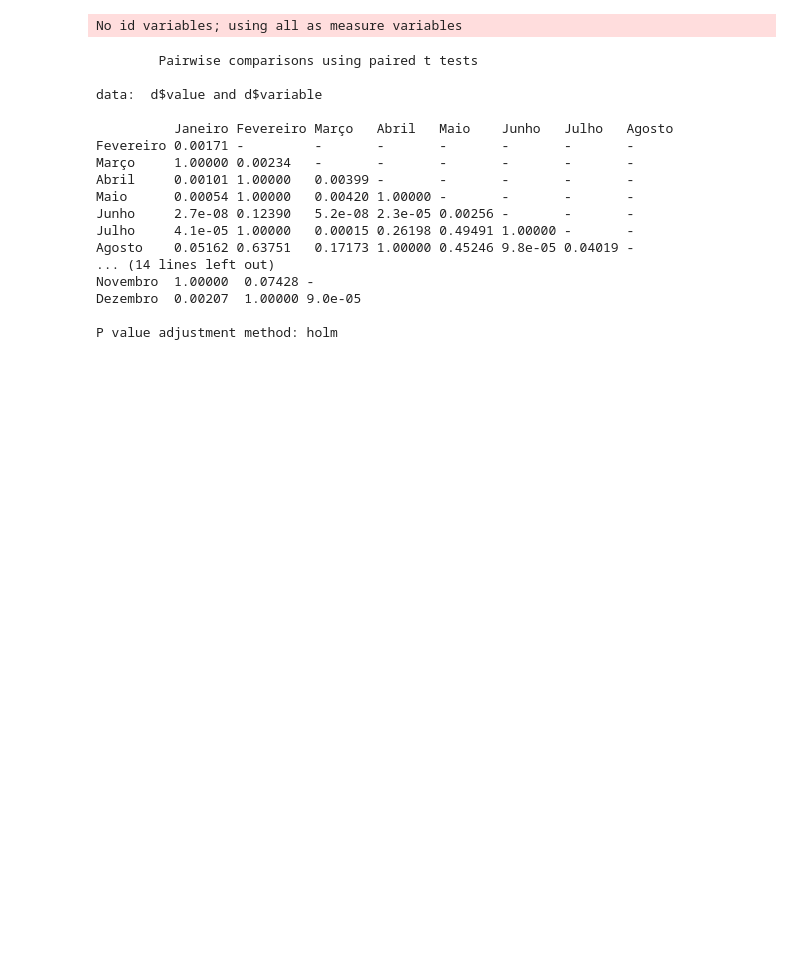
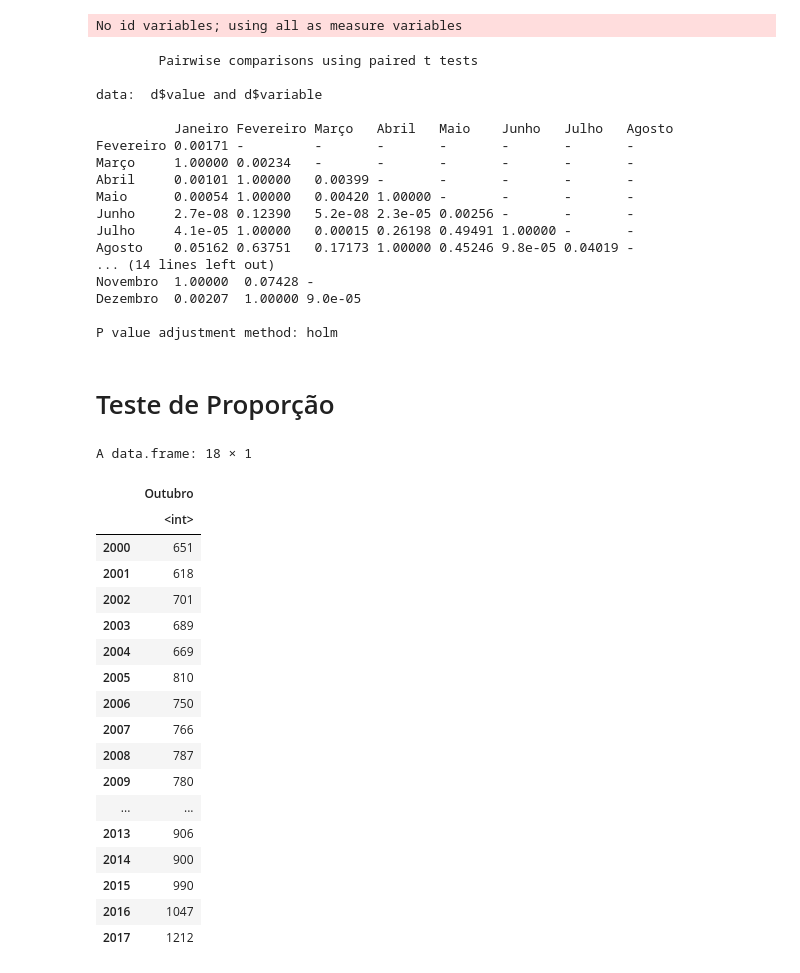
Before and after one commit to jamissonfreitas/IN1119, a Jupyter notebook: analise_mes_ano_testes.ipynb, the cells around one changed output. Drawn from its saved outputs; the diff is of its cells as text; code cells hidden in the pictures; blank space fills up the shorter version.

```diff
--- a/analise_mes_ano_testes.ipynb
+++ b/analise_mes_ano_testes.ipynb
@@ -245,3 +325,27 @@ Dezembro  0.00207  1.00000 9.0e-05
 P value adjustment method: holm
 # %%
 write.csv(df_obitos_normalizado_mean_test$p.value,'df_obitos_normalizado_mean_test.csv')
+# %% [markdown]
+# Teste de Proporção
+# %%
+df_obitos['Outubro']
+# %% [output]
+A data.frame: 18 × 1
+|  | Outubro |
+|  | <int> |
+| 2000 | 651 |
+| 2001 | 618 |
+| 2002 | 701 |
+| 2003 | 689 |
+| 2004 | 669 |
+| 2005 | 810 |
+| 2006 | 750 |
+| 2007 | 766 |
+| 2008 | 787 |
+| 2009 | 780 |
+| ... | ... |
+| 2013 | 906 |
+| 2014 | 900 |
+| 2015 | 990 |
+| 2016 | 1047 |
+| 2017 | 1212 |
```
Also changed, not shown: parts of 11 cells of this notebook.
